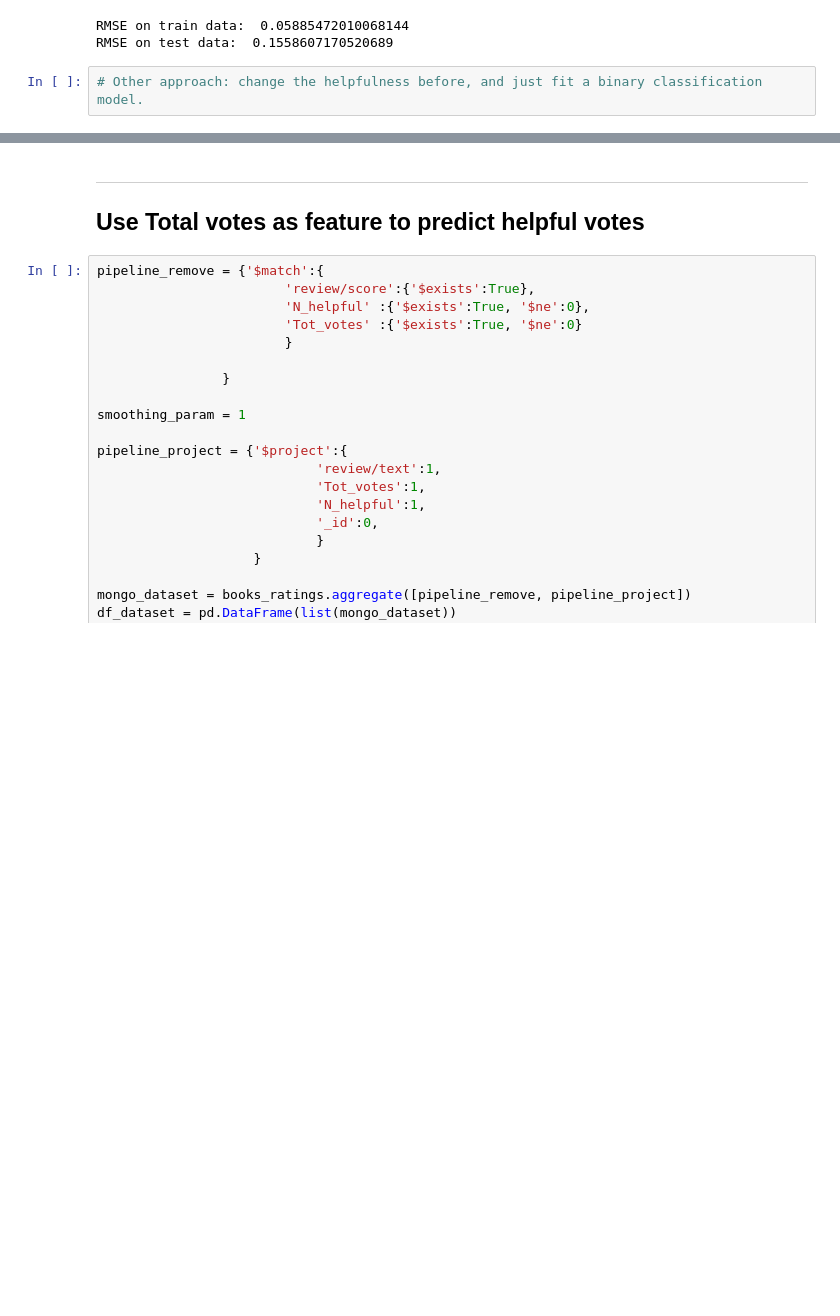
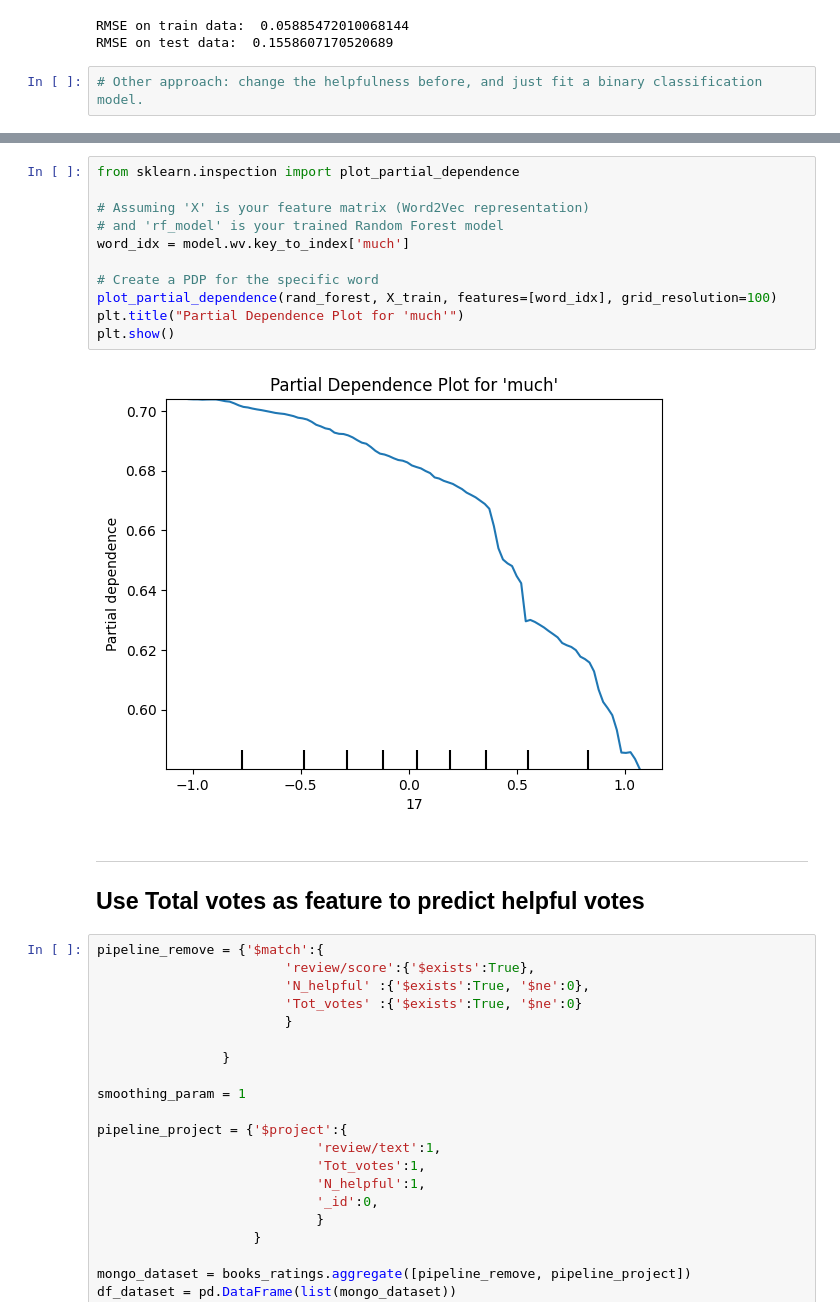
Before and after one commit to AndreaAlberti07/Amazon-books-reviews-ML, a Jupyter notebook: notebooks/model/helpfulness_model.ipynb, the cells around one changed output, grey strips where cells are left out. Saved outputs shown, nothing was run; the diff lists cells and outputs as text; blank space fills up the shorter version.

```diff
--- a/notebooks/model/helpfulness_model.ipynb
+++ b/notebooks/model/helpfulness_model.ipynb
@@ -201,3 +227,16 @@ plt.show()
+# %%
+from sklearn.inspection import plot_partial_dependence
+
+# Assuming 'X' is your feature matrix (Word2Vec representation)
+# and 'rf_model' is your trained Random Forest model
+word_idx = model.wv.key_to_index['much']
+
+# Create a PDP for the specific word
+plot_partial_dependence(rand_forest, X_train, features=[word_idx], grid_resolution=100)
+plt.title("Partial Dependence Plot for 'much'")
+plt.show()
+# %% [output]
+[figure, added]
 # %% [markdown]
 ---
 
```
Also changed, not shown: parts of 5 cells of this notebook.
